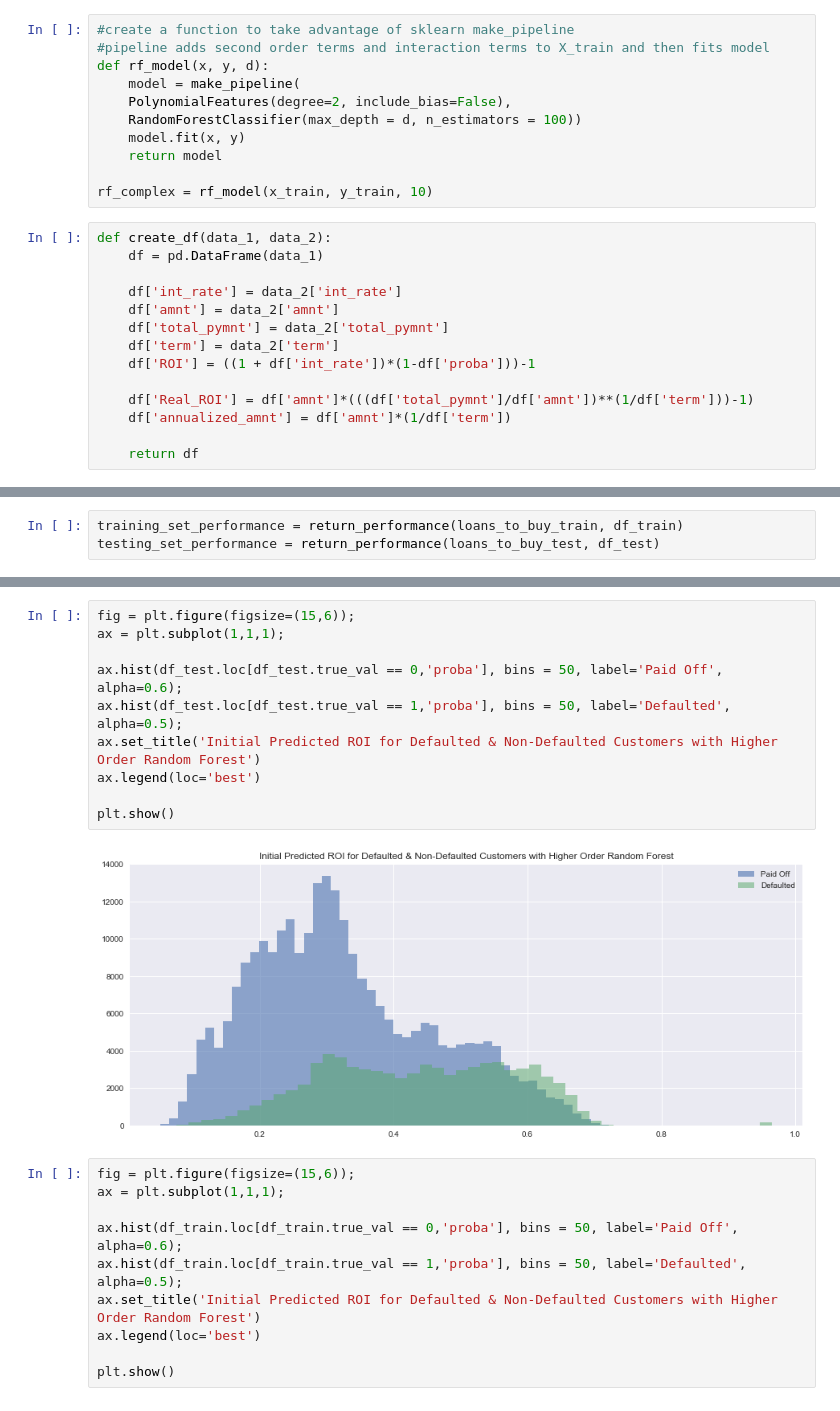
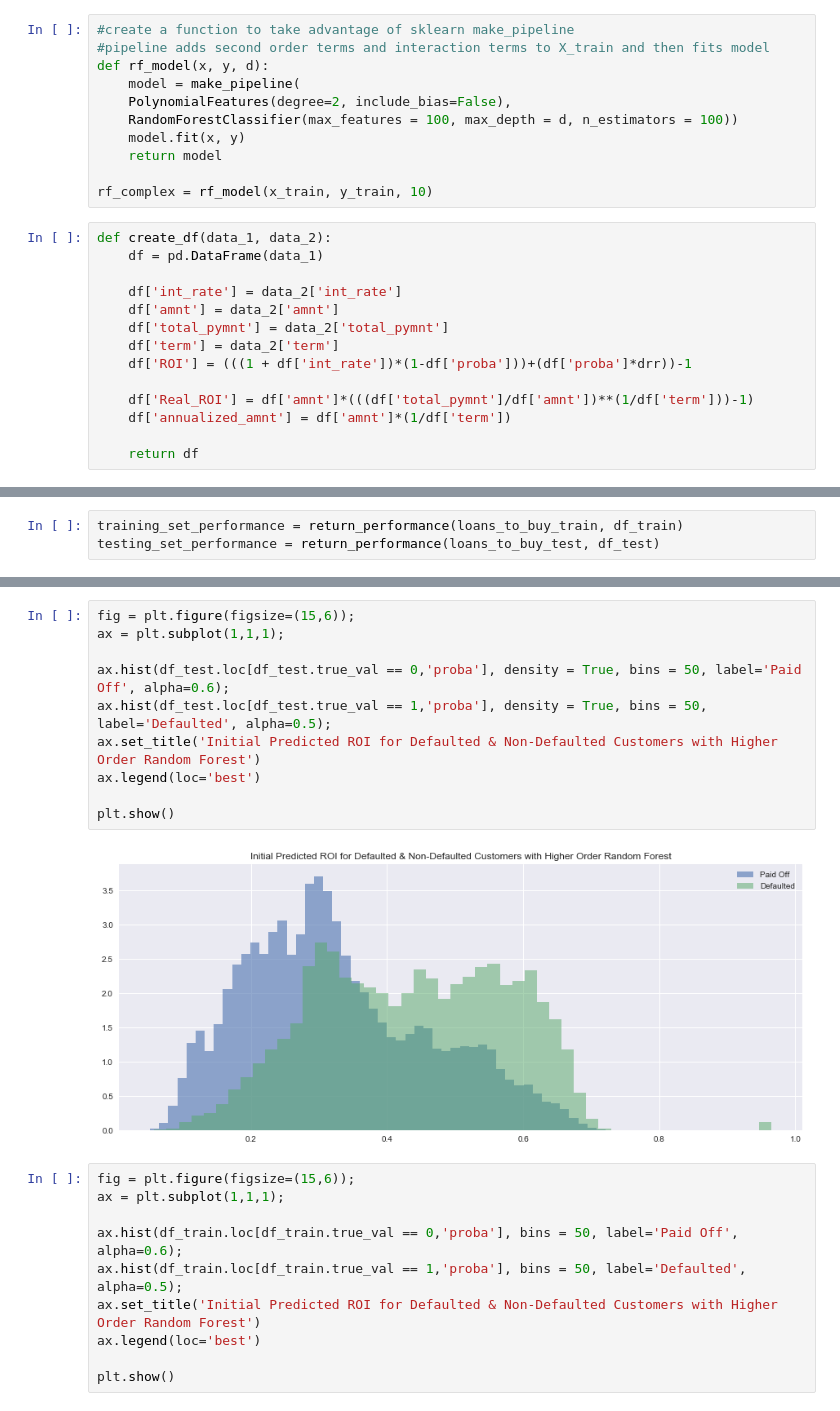
Before and after one commit to bhavenp/209A-FinalProject, a Jupyter notebook: hugo/Model_Testing.ipynb, the cells around one changed output, grey strips where cells are left out. Drawn from its saved outputs; the diff is of its cells as text.

```diff
--- a/hugo/Model_Testing.ipynb
+++ b/hugo/Model_Testing.ipynb
@@ -58,7 +58,7 @@ x_train.shape
 def rf_model(x, y, d):
     model = make_pipeline(
     PolynomialFeatures(degree=2, include_bias=False),
-    RandomForestClassifier(max_depth = d, n_estimators = 100))
+    RandomForestClassifier(max_features = 100, max_depth = d, n_estimators = 100))
     model.fit(x, y)
     return model
 
@@ -71,7 +71,7 @@ def create_df(data_1, data_2):
     df['amnt'] = data_2['amnt']
     df['total_pymnt'] = data_2['total_pymnt']
     df['term'] = data_2['term']
-    df['ROI'] = ((1 + df['int_rate'])*(1-df['proba']))-1
+    df['ROI'] = (((1 + df['int_rate'])*(1-df['proba']))+(df['proba']*drr))-1
 
     df['Real_ROI'] = df['amnt']*(((df['total_pymnt']/df['amnt'])**(1/df['term']))-1)
     df['annualized_amnt'] = df['amnt']*(1/df['term'])
@@ -111,15 +117,15 @@ print(testing_set_performance)
 # %%
 fig = plt.figure(figsize=(15,6));
 ax = plt.subplot(1,1,1);
 
-ax.hist(df_test.loc[df_test.true_val == 0,'proba'], bins = 50, label='Paid Off', alpha=0.6);
-ax.hist(df_test.loc[df_test.true_val == 1,'proba'], bins = 50, label='Defaulted', alpha=0.5);
+ax.hist(df_test.loc[df_test.true_val == 0,'proba'], density = True, bins = 50, label='Paid Off', alpha=0.6);
+ax.hist(df_test.loc[df_test.true_val == 1,'proba'], density = True, bins = 50, label='Defaulted', alpha=0.5);
 ax.set_title('Initial Predicted ROI for Defaulted & Non-Defaulted Customers with Higher Order Random Forest')
 ax.legend(loc='best')
 
 plt.show()
 # %% [output]
-[figure, old version]
+[figure, new version]
 # %%
 fig = plt.figure(figsize=(15,6));
 ax = plt.subplot(1,1,1);
```
Also changed, not shown: parts of 6 cells of this notebook.
